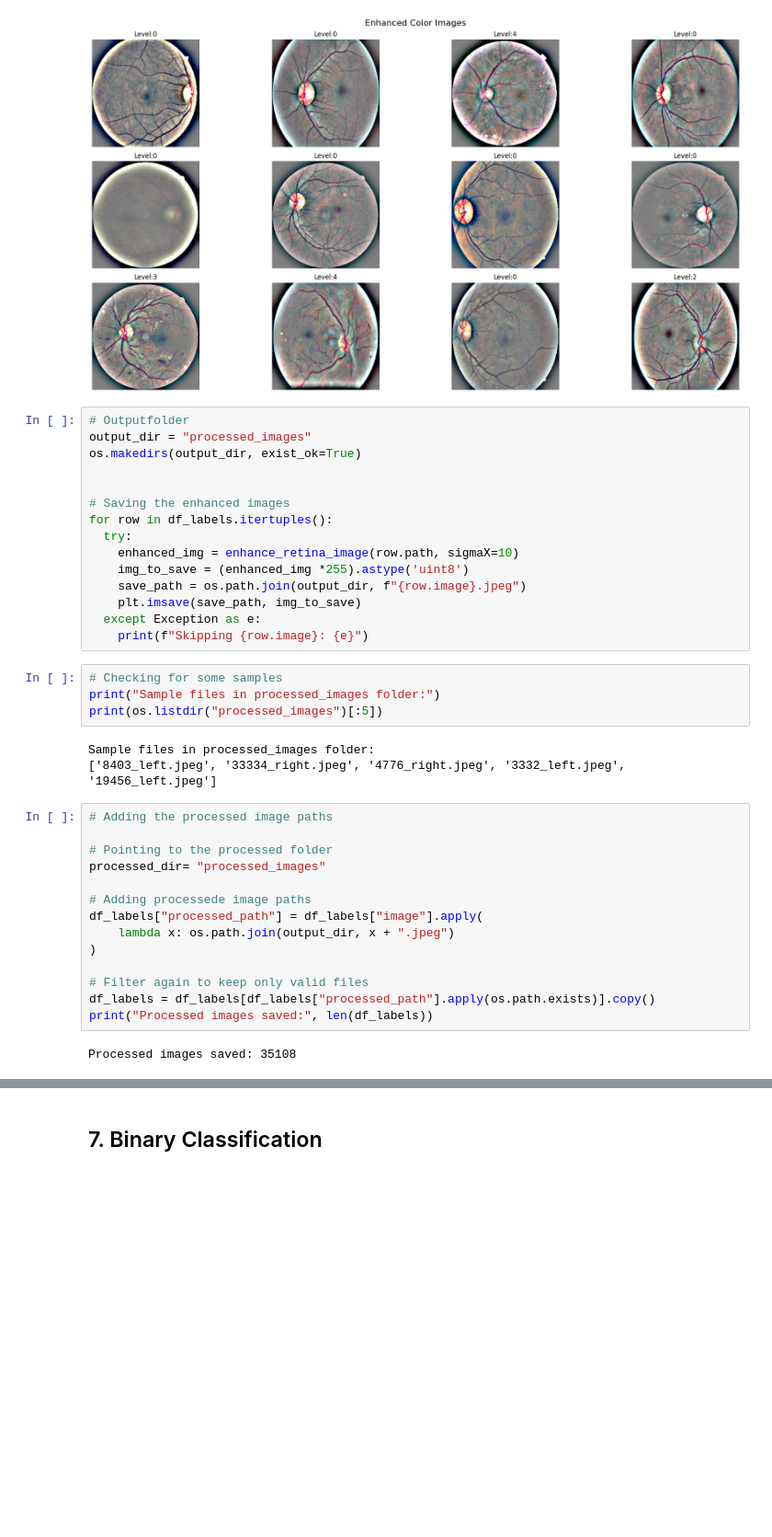
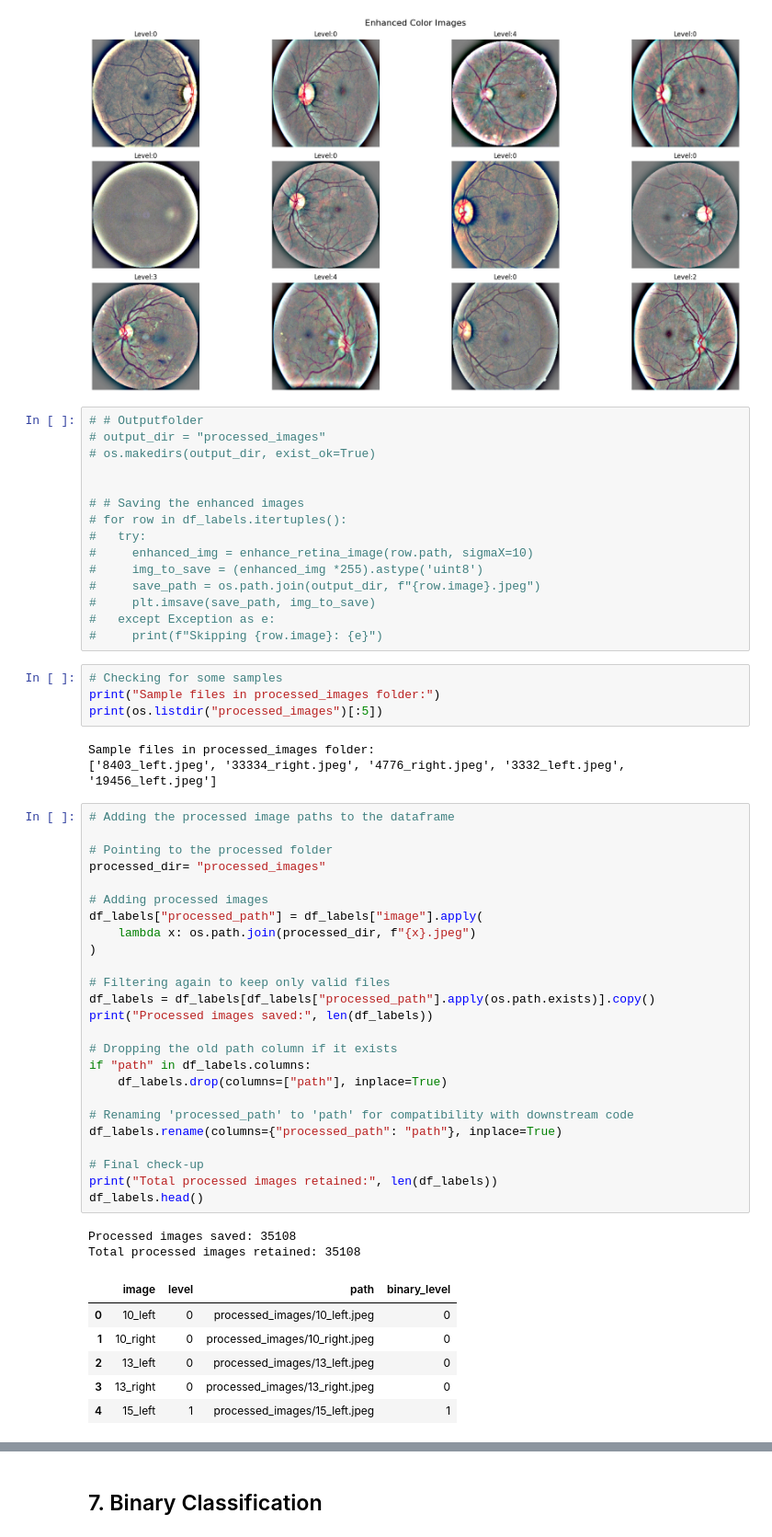
Before and after one commit to SheryllD/diabetic_retinopathy_ml, a Jupyter notebook: Diabetic_Retinopathy_ML.ipynb, the cells around one changed output, grey strips where cells are left out. Shown at 92% size. Cells and saved outputs as stored; diff of their text form; blank space fills up the shorter version.

Commit message:
- removed the old path from df_label and added path to the new processed images, renamed it to path

```diff
--- a/Diabetic_Retinopathy_ML.ipynb
+++ b/Diabetic_Retinopathy_ML.ipynb
@@ -378,20 +378,20 @@ plt.show()
 # %% [output]
 [figure]
 # %%
-# Outputfolder
-output_dir = "processed_images"
-os.makedirs(output_dir, exist_ok=True)
+# # Outputfolder
+# output_dir = "processed_images"
+# os.makedirs(output_dir, exist_ok=True)
 
 
-# Saving the enhanced images
-for row in df_labels.itertuples():
-  try:
-    enhanced_img = enhance_retina_image(row.path, sigmaX=10)
-    img_to_save = (enhanced_img *255).astype('uint8')
-    save_path = os.path.join(output_dir, f"{row.image}.jpeg")
-    plt.imsave(save_path, img_to_save)
-  except Exception as e:
-    print(f"Skipping {row.image}: {e}")
+# # Saving the enhanced images
+# for row in df_labels.itertuples():
+#   try:
+#     enhanced_img = enhance_retina_image(row.path, sigmaX=10)
+#     img_to_save = (enhanced_img *255).astype('uint8')
+#     save_path = os.path.join(output_dir, f"{row.image}.jpeg")
+#     plt.imsave(save_path, img_to_save)
+#   except Exception as e:
+#     print(f"Skipping {row.image}: {e}")
 # %%
 # Checking for some samples
 print("Sample files in processed_images folder:")
@@ -400,18 +400,36 @@ print(os.listdir("processed_images")[:5])
 Sample files in processed_images folder:
 ['8403_left.jpeg', '33334_right.jpeg', '4776_right.jpeg', '3332_left.jpeg', '19456_left.jpeg']
 # %%
-# Adding the processed image paths
+# Adding the processed image paths to the dataframe
 
 # Pointing to the processed folder
 processed_dir= "processed_images"
 
-# Adding processede image paths
+# Adding processed images
 df_labels["processed_path"] = df_labels["image"].apply(
-    lambda x: os.path.join(output_dir, x + ".jpeg")
+    lambda x: os.path.join(processed_dir, f"{x}.jpeg")
 )
 
-# Filter again to keep only valid files
+# Filtering again to keep only valid files
 df_labels = df_labels[df_labels["processed_path"].apply(os.path.exists)].copy()
 print("Processed images saved:", len(df_labels))
+
+# Dropping the old path column if it exists
+if "path" in df_labels.columns:
+    df_labels.drop(columns=["path"], inplace=True)
+
+# Renaming 'processed_path' to 'path' for compatibility with downstream code
+df_labels.rename(columns={"processed_path": "path"}, inplace=True)
+
+# Final check-up
+print("Total processed images retained:", len(df_labels))
+df_labels.head()
 # %% [output]
 Processed images saved: 35108
+Total processed images retained: 35108
+|  | image | level | path | binary_level |
+| 0 | 10_left | 0 | processed_images/10_left.jpeg | 0 |
+| 1 | 10_right | 0 | processed_images/10_right.jpeg | 0 |
+| 2 | 13_left | 0 | processed_images/13_left.jpeg | 0 |
+| 3 | 13_right | 0 | processed_images/13_right.jpeg | 0 |
+| 4 | 15_left | 1 | processed_images/15_left.jpeg | 1 |
```
Also changed, not shown: parts of 15 cells of this notebook.
